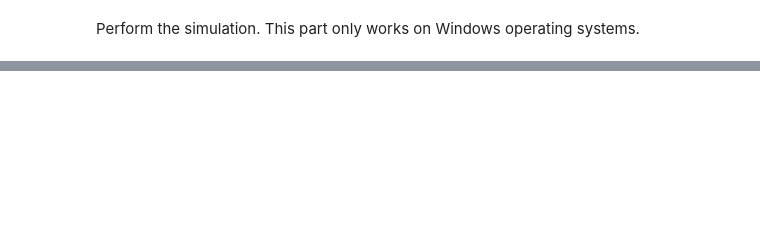
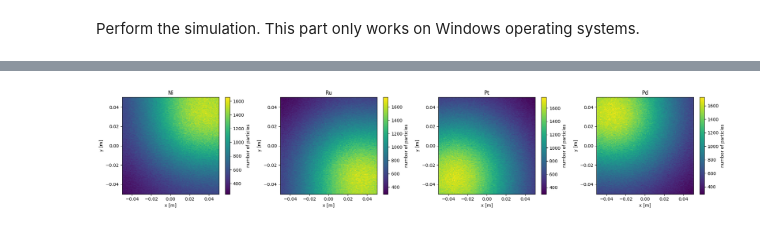
Before and after one commit to felixthln/pysimtra, a Jupyter notebook: examples.ipynb, the cells around one changed output, grey strips where cells are left out. Cells and saved outputs as stored; diff of their text form; code cells hidden in the pictures; blank space fills up the shorter version.

```diff
--- a/examples.ipynb
+++ b/examples.ipynb
@@ -59,0 +126,5 @@ d.to_csv('/Users/felix/Downloads/table.csv', index=False)
+# %%
+# Start the simulation
+#results = system.simulate()
+# Alternatively, by passing a list to the optional parameter "magnetrons", a subset of magnetrons can be simulated, e.g.
+results = system.simulate(magnetrons=['mag_2', 'mag_4'])
@@ -59,0 +133,27 @@ d.to_csv('/Users/felix/Downloads/table.csv', index=False)
+# %%
+# Create a plot with as many subplots as there are outputs
+fig, ax = plt.subplots(1, len(results), figsize=(len(results) * 5, 4))
+
+# Iterate over the elements and load plot simulation result
+for i, elem in enumerate(e_ion.keys()):
+    # Get the number of particles sputtered onto the substrate identical to the single-magnetron system
+    n_p = results[i].n_particles['substrate']
+    # Create a meshgrid for also displaying x and y values (also identical)
+    x = np.linspace(-s_dx, s_dx, n_p.shape[1])
+    y = np.linspace(-s_dx, s_dx, n_p.shape[0])
+    X, Y = np.meshgrid(x, y)
+    # Plot the particle distribution
+    pc = ax[i].pcolormesh(X, Y, n_p)
+    # Add axes labels
+    ax[i].set_xlabel('x [m]')
+    ax[i].set_ylabel('y [m]')
+    # Add a title showing the sputtered elements
+    ax[i].set_title(elem)
+    # Add a colorbar
+    fig.colorbar(pc, ax=ax[i], label='number of particles')
+
+# Adjust layout and show the plot
+fig.tight_layout()
+plt.show()
+# %% [output]
+[figure, added]
```
Also changed, not shown: parts of 17 cells of this notebook, 4 other files.
